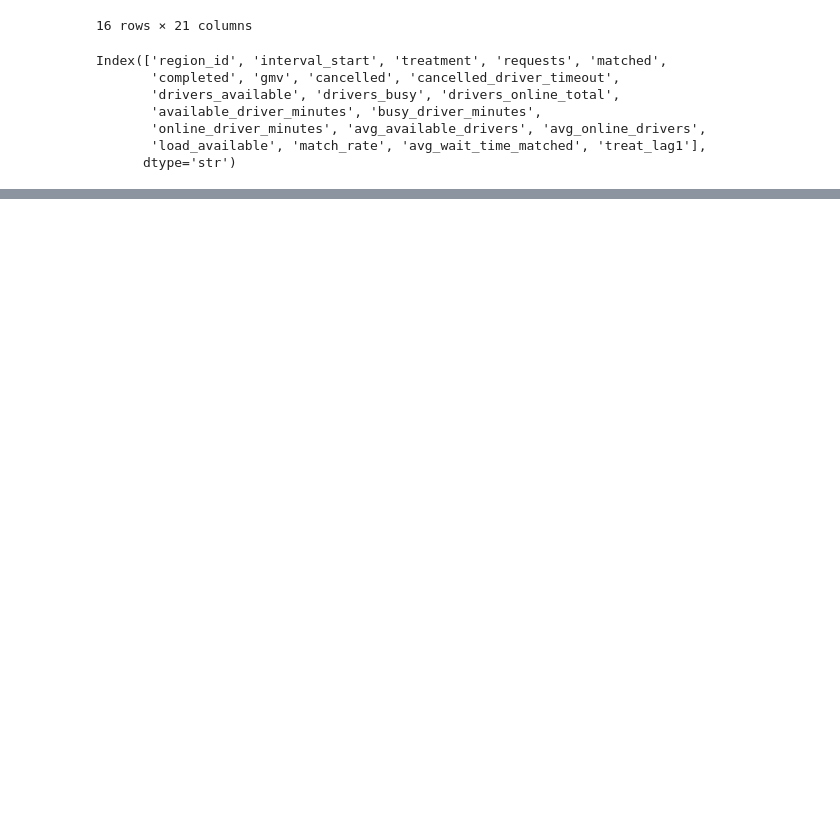
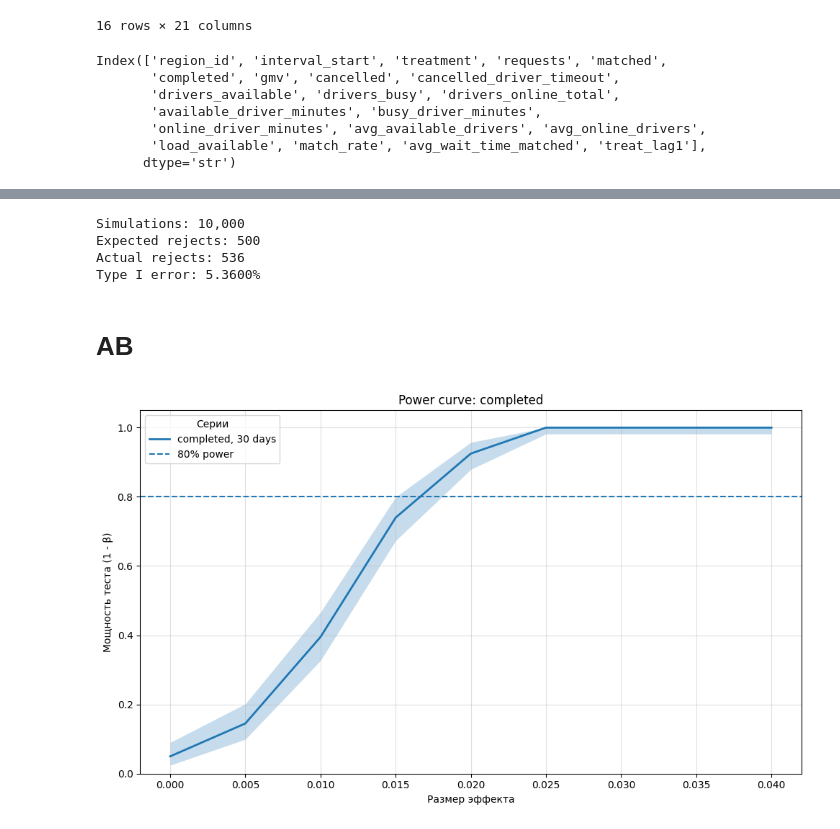
Before and after one commit to ekomissarov/sutva-tsm, a Jupyter notebook: tsm_events_aggregation.ipynb, the cells around one changed output, grey strips where cells are left out. Drawn from its saved outputs; the diff is of its cells as text; code cells hidden in the pictures; blank space fills up the shorter version.

```diff
--- a/tsm_events_aggregation.ipynb
+++ b/tsm_events_aggregation.ipynb
@@ -2432,0 +3866,14 @@ Index(['region_id', 'interval_start', 'treatment', 'requests', 'matched',
+# %%
+alpha = 0.05
+
+print(f"Simulations: {len(h0_pvalues):,}")
+print(f"Expected rejects: {alpha * len(h0_pvalues):.0f}")
+print(f"Actual rejects: {(h0_pvalues < alpha).sum()}")
+print(f"Type I error: {(h0_pvalues < alpha).mean():.4%}")
+# %% [output]
+Simulations: 10,000
+Expected rejects: 500
+Actual rejects: 536
+Type I error: 5.3600%
+# %% [markdown]
+# AB
@@ -2432,0 +4066,35 @@ Index(['region_id', 'interval_start', 'treatment', 'requests', 'matched',
+# %%
+# metric="match_rate"  # ratio not supported here and now
+# metric="completed"
+# metric="requests"
+# metric="gmv"
+# metric="avg_wait_time_matched"  # ratio not supported here and now
+# metric="load_available"  # ratio not supported here and now
+# metric="avg_available_drivers"
+
+# Для разных компаний акценты отличаются
+
+# * Uber — много внимания уделяет trip completion, ETA, driver utilization, marketplace balance.
+# * DoorDash — fill rate (match rate), delivery time, dasher utilization.
+# * Airbnb — bookings, booking conversion.
+# * Upwork / Fiverr — successful matches и GMV.
+
+power_df = simulate_power_curve(
+    generator=generator,
+    population=population,
+    metric="completed",
+    effects=np.arange(0, 0.041, 0.005),
+    n_simulations=200,
+    experiment_days=30,
+    alpha=0.05,
+    seed=123,
+)
+
+#power_df
+# %%
+plot_power_vs_effect(
+    power_df,
+    title="Power curve: completed",
+)
+# %% [output]
+[figure, added]
```
Also changed, not shown: parts of 18 cells of this notebook.
